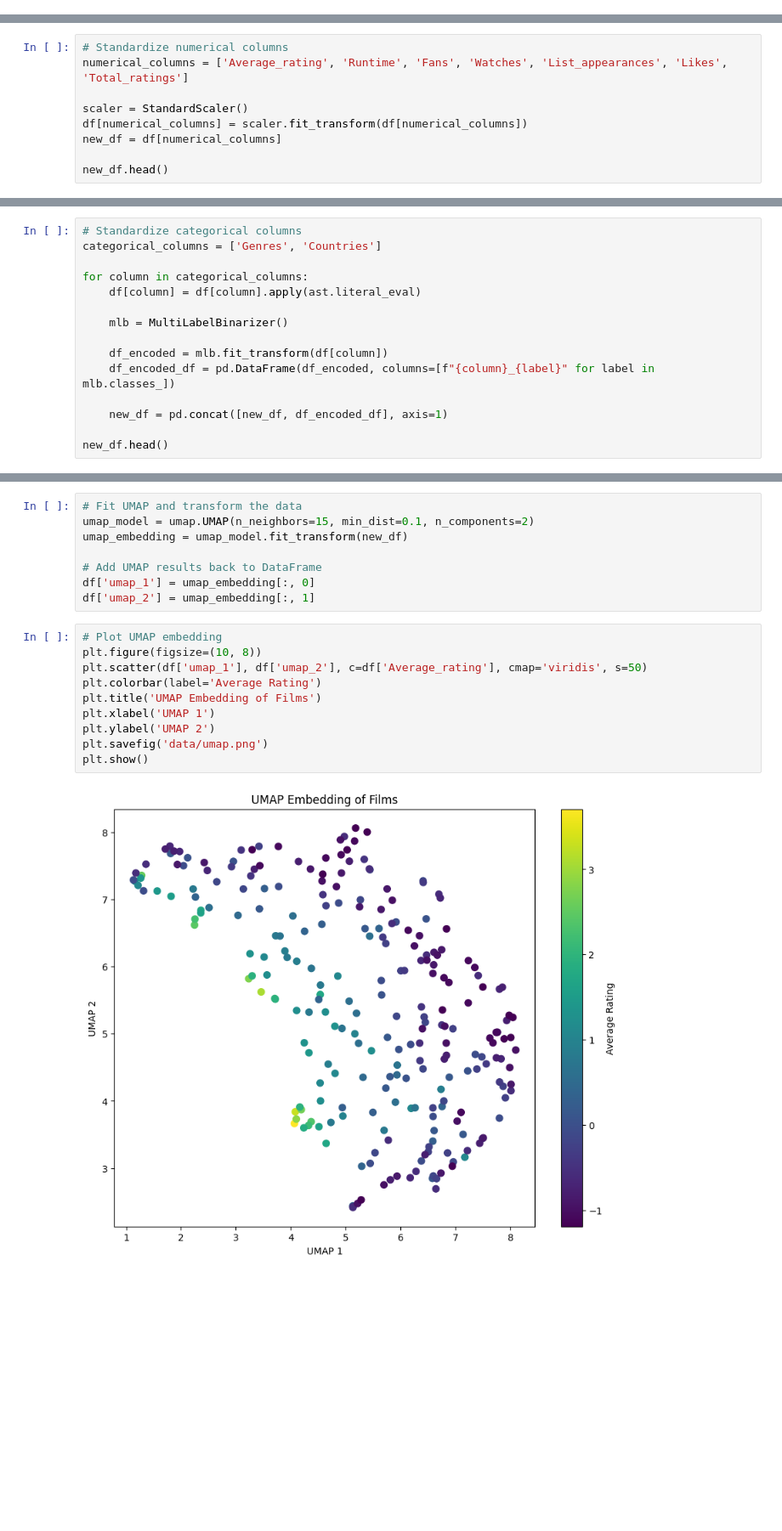
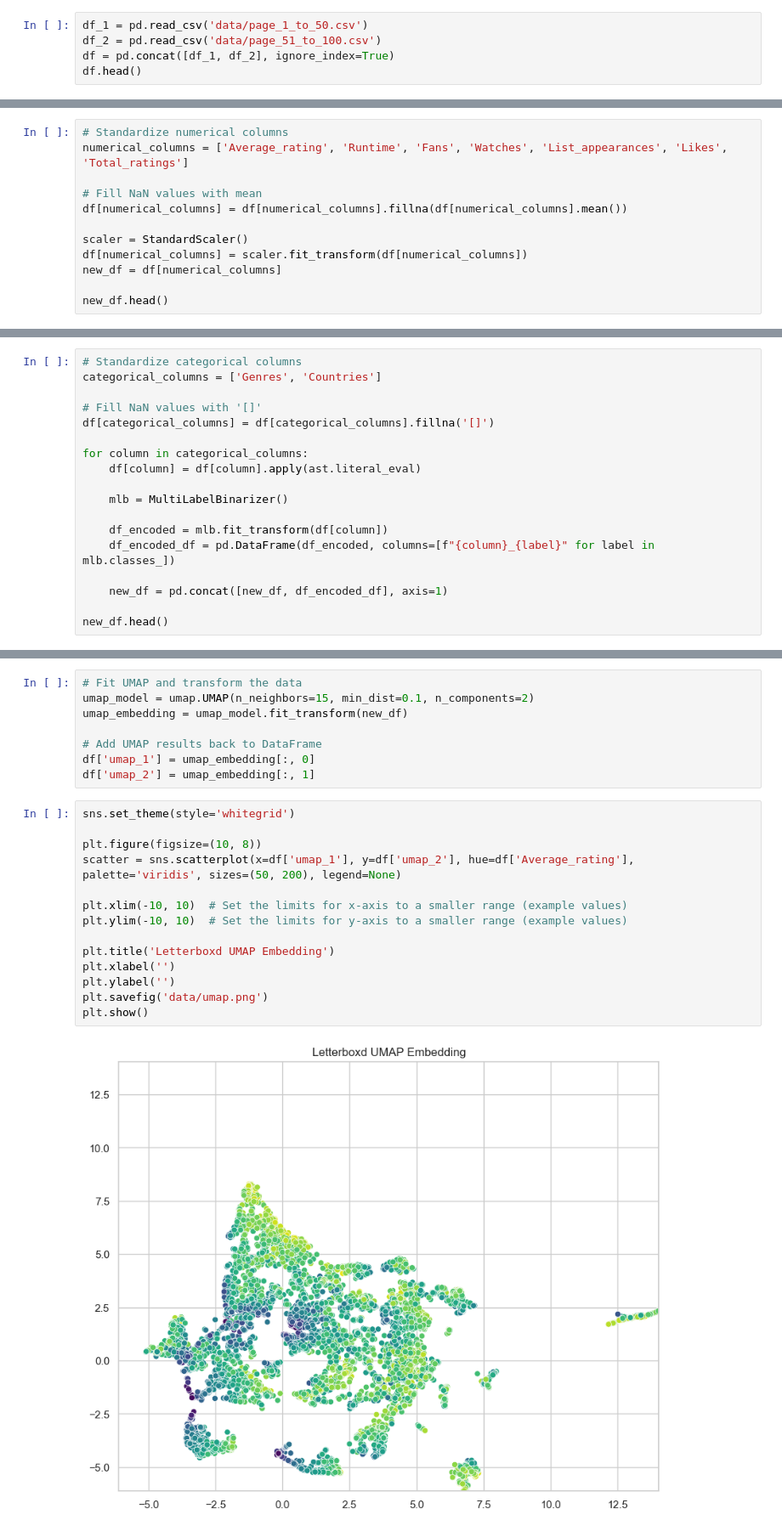
Before and after one commit to wildanazz/lb-umap, a Jupyter notebook: lb-umap.ipynb, the cells around one changed output, grey strips where cells are left out. Shown at 85% size. Saved outputs shown, nothing was run; the diff lists cells and outputs as text; blank space fills up the shorter version.

Commit message:
Update data

```diff
--- a/lb-umap.ipynb
+++ b/lb-umap.ipynb
@@ -17,0 +8,5 @@ df.head()
+# %%
+df_1 = pd.read_csv('data/page_1_to_50.csv')
+df_2 = pd.read_csv('data/page_51_to_100.csv')
+df = pd.concat([df_1, df_2], ignore_index=True)
+df.head()
@@ -38,6 +68,9 @@ memory usage: 54.8+ KB
 # %%
 # Standardize numerical columns
 numerical_columns = ['Average_rating', 'Runtime', 'Fans', 'Watches', 'List_appearances', 'Likes', 'Total_ratings']
+
+# Fill NaN values with mean
+df[numerical_columns] = df[numerical_columns].fillna(df[numerical_columns].mean())
 
 scaler = StandardScaler()
 df[numerical_columns] = scaler.fit_transform(df[numerical_columns])
@@ -54,6 +87,9 @@ new_df.head()
 # %%
 # Standardize categorical columns
 categorical_columns = ['Genres', 'Countries']
+
+# Fill NaN values with '[]'
+df[categorical_columns] = df[categorical_columns].fillna('[]')
 
 for column in categorical_columns:
     df[column] = df[column].apply(ast.literal_eval)
@@ -106,14 +131,18 @@ umap_embedding = umap_model.fit_transform(new_df)
 df['umap_1'] = umap_embedding[:, 0]
 df['umap_2'] = umap_embedding[:, 1]
 # %%
-# Plot UMAP embedding
+sns.set_theme(style='whitegrid')
+
 plt.figure(figsize=(10, 8))
-plt.scatter(df['umap_1'], df['umap_2'], c=df['Average_rating'], cmap='viridis', s=50)
-plt.colorbar(label='Average Rating')
-plt.title('UMAP Embedding of Films')
-plt.xlabel('UMAP 1')
-plt.ylabel('UMAP 2')
+scatter = sns.scatterplot(x=df['umap_1'], y=df['umap_2'], hue=df['Average_rating'], palette='viridis', sizes=(50, 200), legend=None)
+
+plt.xlim(-10, 10)  # Set the limits for x-axis to a smaller range (example values)
+plt.ylim(-10, 10)  # Set the limits for y-axis to a smaller range (example values)
+
+plt.title('Letterboxd UMAP Embedding')
+plt.xlabel('')
+plt.ylabel('')
 plt.savefig('data/umap.png')
 plt.show()
 # %% [output]
-[figure, old version]
+[figure, new version]
```
Also changed, not shown: parts of 8 cells of this notebook, 1 other file.
